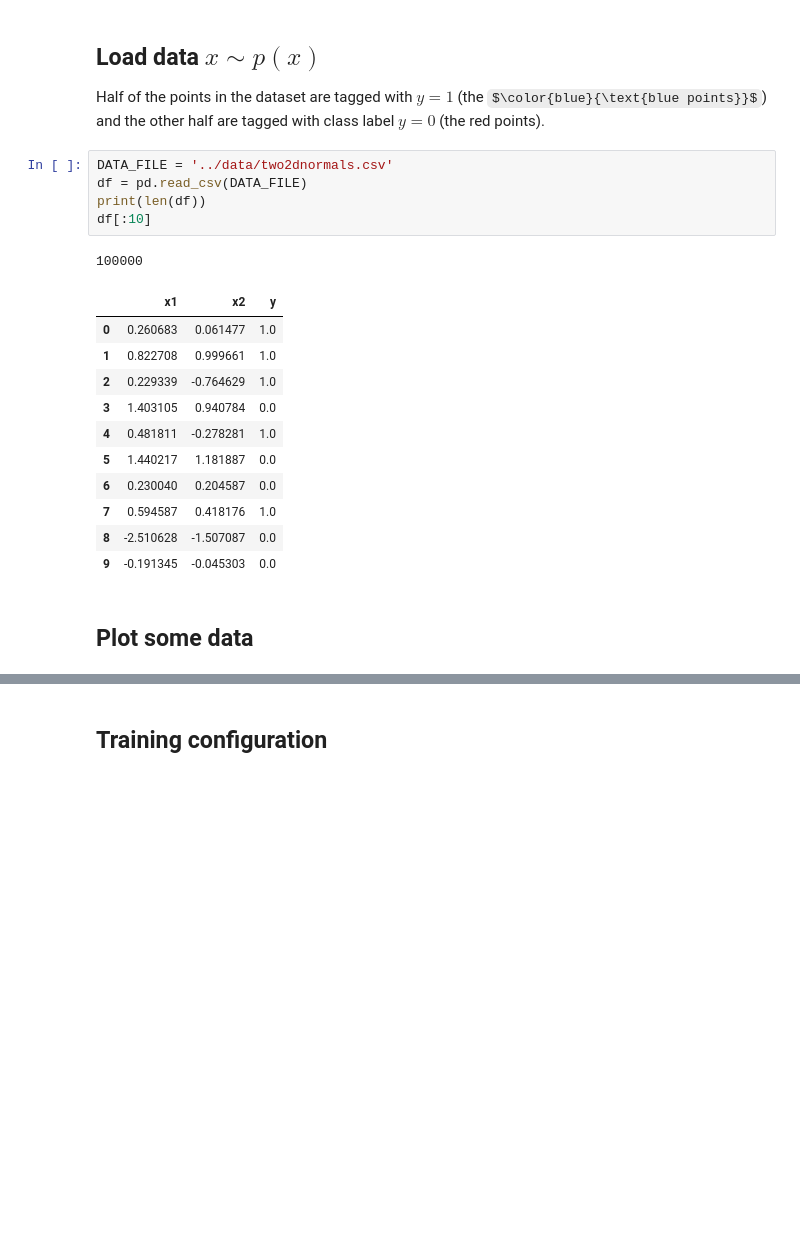
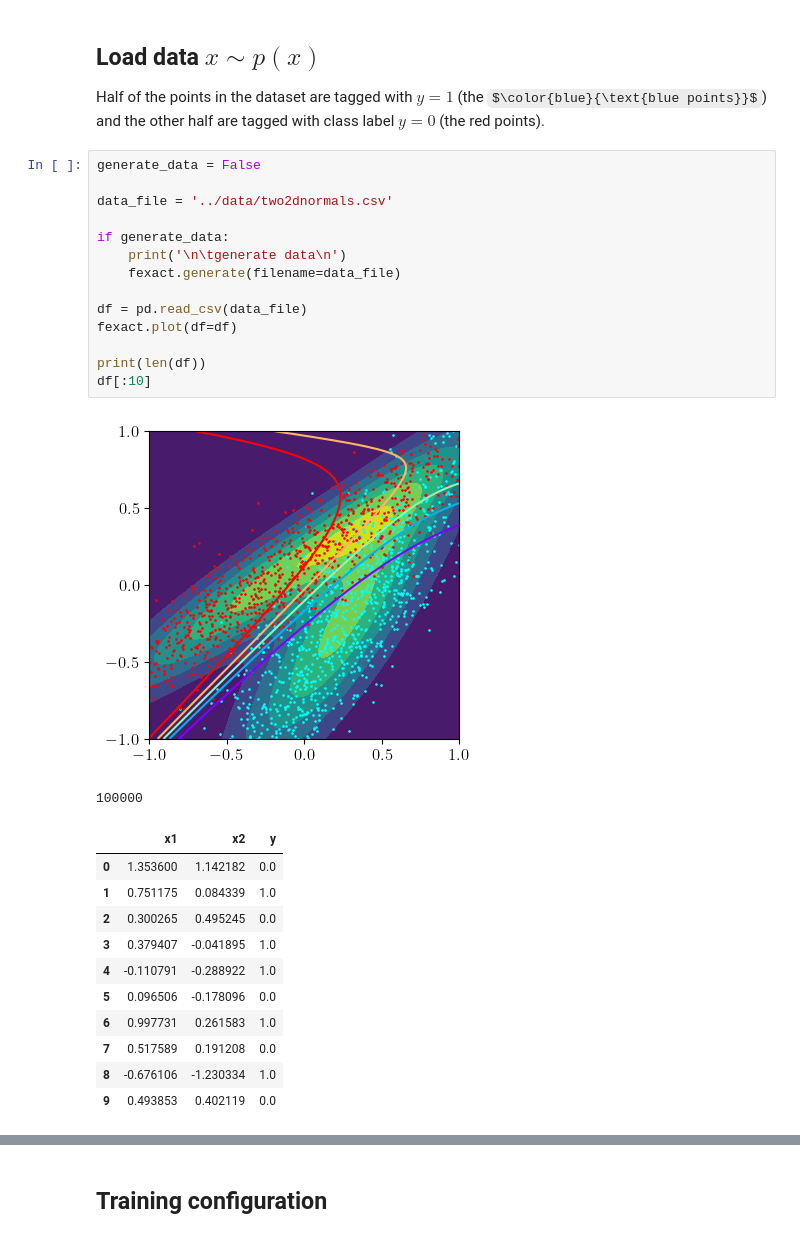
Before and after one commit to hbprosper/mlinphysics, a Jupyter notebook: Labs/Lab02/code/tutorial02.ipynb, the cells around one changed output, grey strips where cells are left out. Drawn from its saved outputs; the diff is of its cells as text; some formulas as TeX source; blank space fills up the shorter version.

```diff
--- a/Labs/Lab02/code/tutorial02.ipynb
+++ b/Labs/Lab02/code/tutorial02.ipynb
@@ -190,22 +220,30 @@ fexact.plot()
 ## Load data $x \sim p(x)$
 Half of the points in the dataset are tagged with $y = 1$ (the $\color{blue}{\text{blue points}}$) and the other half are tagged with class label $y = 0$ (the red points).
 # %%
-DATA_FILE = '../data/two2dnormals.csv'
-df = pd.read_csv(DATA_FILE)
+generate_data = False
+
+data_file = '../data/two2dnormals.csv'
+
+if generate_data:
+    print('\n\tgenerate data\n')
+    fexact.generate(filename=data_file)
+
+df = pd.read_csv(data_file)
+fexact.plot(df=df)
+
 print(len(df))
 df[:10]
 # %% [output]
+[figure, added]
 100000
 |  | x1 | x2 | y |
-| 0 | 0.260683 | 0.061477 | 1.0 |
-| 1 | 0.822708 | 0.999661 | 1.0 |
-| 2 | 0.229339 | -0.764629 | 1.0 |
-| 3 | 1.403105 | 0.940784 | 0.0 |
-| 4 | 0.481811 | -0.278281 | 1.0 |
-| 5 | 1.440217 | 1.181887 | 0.0 |
-| 6 | 0.230040 | 0.204587 | 0.0 |
-| 7 | 0.594587 | 0.418176 | 1.0 |
-| 8 | -2.510628 | -1.507087 | 0.0 |
-| 9 | -0.191345 | -0.045303 | 0.0 |
+| 0 | 1.353600 | 1.142182 | 0.0 |
+| 1 | 0.751175 | 0.084339 | 1.0 |
+| 2 | 0.300265 | 0.495245 | 0.0 |
+| 3 | 0.379407 | -0.041895 | 1.0 |
+| 4 | -0.110791 | -0.288922 | 1.0 |
+| 5 | 0.096506 | -0.178096 | 0.0 |
+| 6 | 0.997731 | 0.261583 | 1.0 |
+| 7 | 0.517589 | 0.191208 | 0.0 |
+| 8 | -0.676106 | -1.230334 | 1.0 |
+| 9 | 0.493853 | 0.402119 | 0.0 |
-# %% [markdown]
-## Plot some data
```
Also changed, not shown: parts of 3 cells of this notebook, 5 other files.
